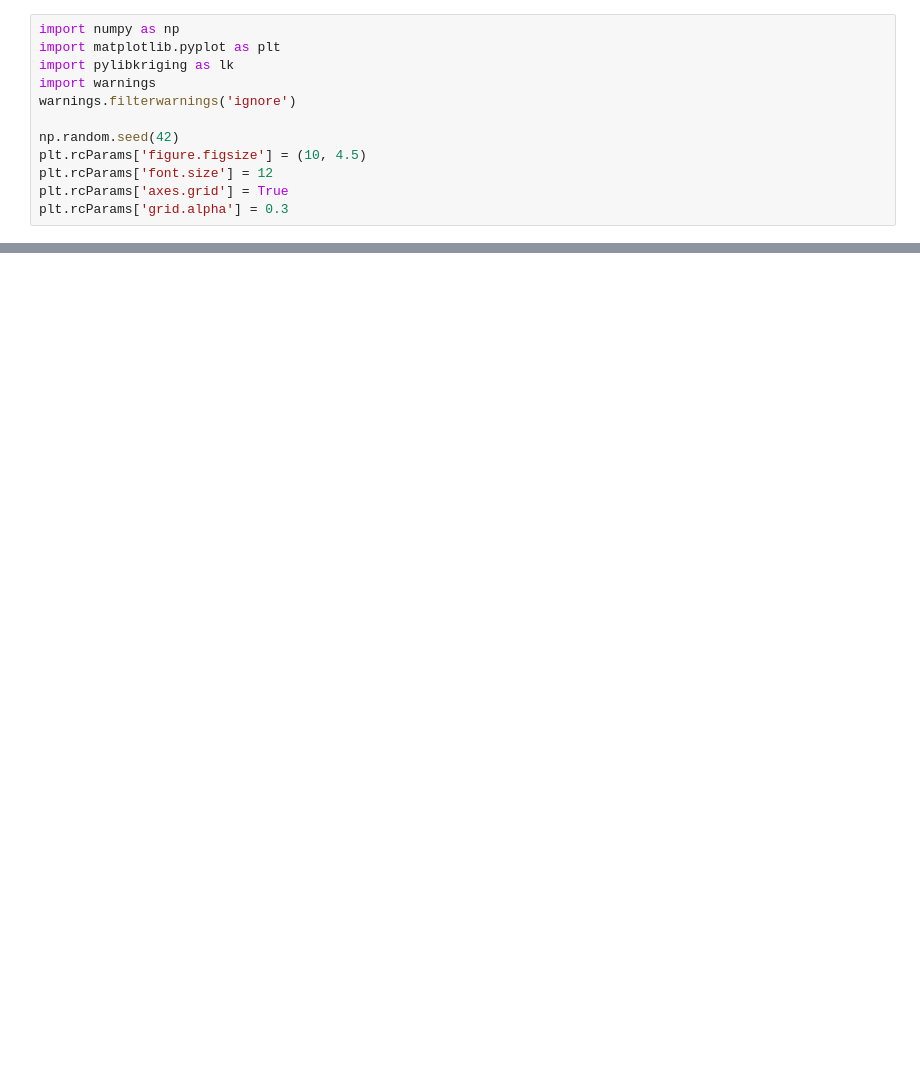
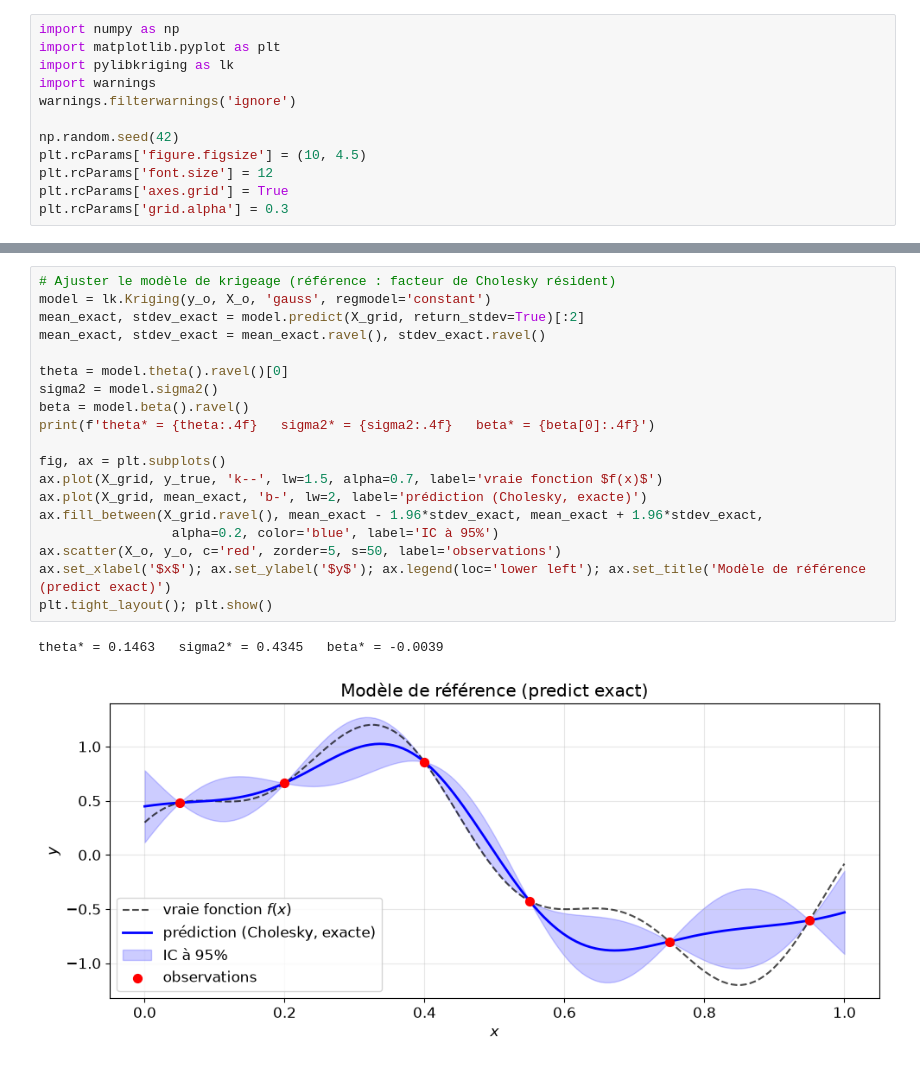
Before and after one commit to libKriging/libKriging, a Jupyter notebook: docs/math/predictiterative_vs_cholesky.ipynb, the cells around one changed output, grey strips where cells are left out. Cells and saved outputs as stored; diff of their text form; blank space fills up the shorter version.

```diff
--- a/docs/math/predictiterative_vs_cholesky.ipynb
+++ b/docs/math/predictiterative_vs_cholesky.ipynb
@@ -494,0 +84,22 @@ On this 6-point running example, all three computational paths (manual Cholesky,
+# %%
+# Ajuster le modèle de krigeage (référence : facteur de Cholesky résident)
+model = lk.Kriging(y_o, X_o, 'gauss', regmodel='constant')
+mean_exact, stdev_exact = model.predict(X_grid, return_stdev=True)[:2]
+mean_exact, stdev_exact = mean_exact.ravel(), stdev_exact.ravel()
+
+theta = model.theta().ravel()[0]
+sigma2 = model.sigma2()
+beta = model.beta().ravel()
+print(f'theta* = {theta:.4f}   sigma2* = {sigma2:.4f}   beta* = {beta[0]:.4f}')
+
+fig, ax = plt.subplots()
+ax.plot(X_grid, y_true, 'k--', lw=1.5, alpha=0.7, label='vraie fonction $f(x)$')
+ax.plot(X_grid, mean_exact, 'b-', lw=2, label='prédiction (Cholesky, exacte)')
+ax.fill_between(X_grid.ravel(), mean_exact - 1.96*stdev_exact, mean_exact + 1.96*stdev_exact,
+                 alpha=0.2, color='blue', label='IC à 95%')
+ax.scatter(X_o, y_o, c='red', zorder=5, s=50, label='observations')
+ax.set_xlabel('$x$'); ax.set_ylabel('$y$'); ax.legend(loc='lower left'); ax.set_title('Modèle de référence (predict exact)')
+plt.tight_layout(); plt.show()
+# %% [output]
+theta* = 0.1463   sigma2* = 0.4345   beta* = -0.0039
+[figure, added]
```
Also changed, not shown: parts of 53 cells of this notebook.
